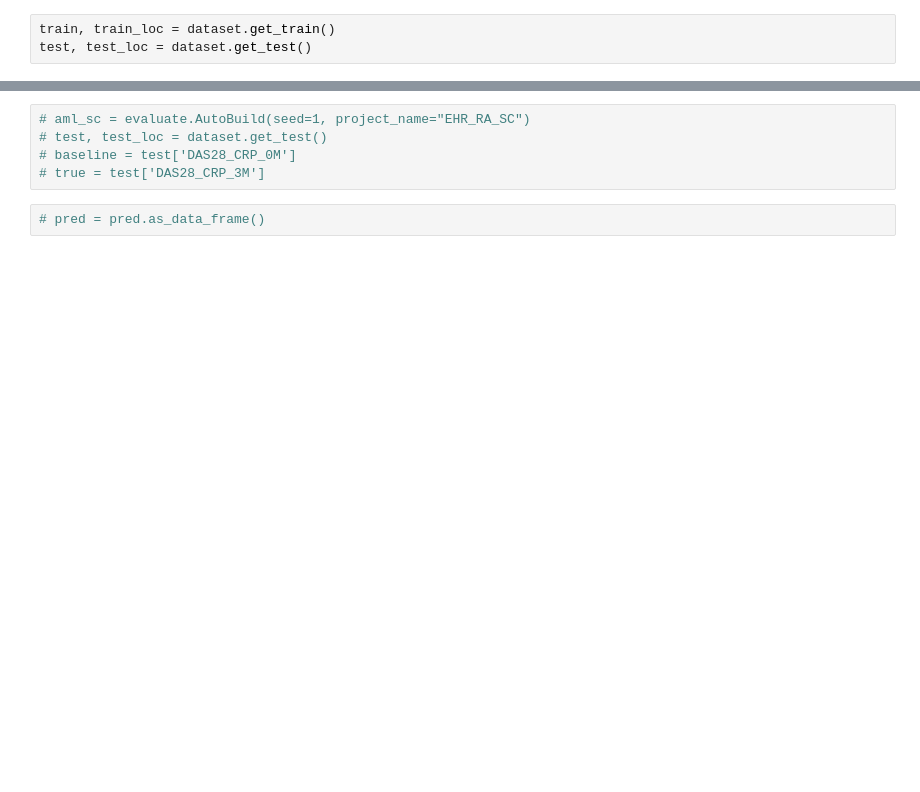
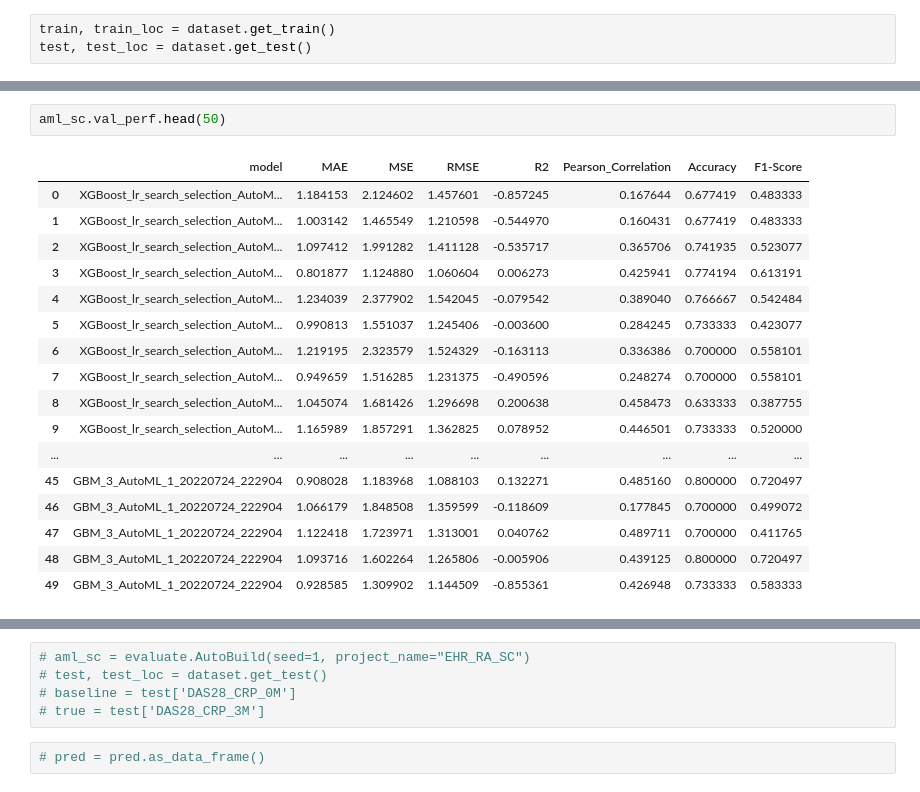
Before and after one commit to Gaskell-1206/Ensemble_DRP, a Jupyter notebook: ModelModule/H2O.ipynb, the cells around one changed output, grey strips where cells are left out. Cells and saved outputs as stored; diff of their text form; blank space fills up the shorter version.

```diff
--- a/ModelModule/H2O.ipynb
+++ b/ModelModule/H2O.ipynb
@@ -179,0 +222,20 @@ lb['model_id']
+# %%
+aml_sc.val_perf.head(50)
+# %% [output]
+|  | model | MAE | MSE | RMSE | R2 | Pearson_Correlation | Accuracy | F1-Score |
+| 0 | XGBoost_lr_search_selection_AutoM... | 1.184153 | 2.124602 | 1.457601 | -0.857245 | 0.167644 | 0.677419 | 0.483333 |
+| 1 | XGBoost_lr_search_selection_AutoM... | 1.003142 | 1.465549 | 1.210598 | -0.544970 | 0.160431 | 0.677419 | 0.483333 |
+| 2 | XGBoost_lr_search_selection_AutoM... | 1.097412 | 1.991282 | 1.411128 | -0.535717 | 0.365706 | 0.741935 | 0.523077 |
+| 3 | XGBoost_lr_search_selection_AutoM... | 0.801877 | 1.124880 | 1.060604 | 0.006273 | 0.425941 | 0.774194 | 0.613191 |
+| 4 | XGBoost_lr_search_selection_AutoM... | 1.234039 | 2.377902 | 1.542045 | -0.079542 | 0.389040 | 0.766667 | 0.542484 |
+| 5 | XGBoost_lr_search_selection_AutoM... | 0.990813 | 1.551037 | 1.245406 | -0.003600 | 0.284245 | 0.733333 | 0.423077 |
+| 6 | XGBoost_lr_search_selection_AutoM... | 1.219195 | 2.323579 | 1.524329 | -0.163113 | 0.336386 | 0.700000 | 0.558101 |
+| 7 | XGBoost_lr_search_selection_AutoM... | 0.949659 | 1.516285 | 1.231375 | -0.490596 | 0.248274 | 0.700000 | 0.558101 |
+| 8 | XGBoost_lr_search_selection_AutoM... | 1.045074 | 1.681426 | 1.296698 | 0.200638 | 0.458473 | 0.633333 | 0.387755 |
+| 9 | XGBoost_lr_search_selection_AutoM... | 1.165989 | 1.857291 | 1.362825 | 0.078952 | 0.446501 | 0.733333 | 0.520000 |
+| ... | ... | ... | ... | ... | ... | ... | ... | ... |
+| 45 | GBM_3_AutoML_1_20220724_222904 | 0.908028 | 1.183968 | 1.088103 | 0.132271 | 0.485160 | 0.800000 | 0.720497 |
+| 46 | GBM_3_AutoML_1_20220724_222904 | 1.066179 | 1.848508 | 1.359599 | -0.118609 | 0.177845 | 0.700000 | 0.499072 |
+| 47 | GBM_3_AutoML_1_20220724_222904 | 1.122418 | 1.723971 | 1.313001 | 0.040762 | 0.489711 | 0.700000 | 0.411765 |
+| 48 | GBM_3_AutoML_1_20220724_222904 | 1.093716 | 1.602264 | 1.265806 | -0.005906 | 0.439125 | 0.800000 | 0.720497 |
+| 49 | GBM_3_AutoML_1_20220724_222904 | 0.928585 | 1.309902 | 1.144509 | -0.855361 | 0.426948 | 0.733333 | 0.583333 |
```
Also changed, not shown: parts of 29 cells of this notebook, 12 other files.
